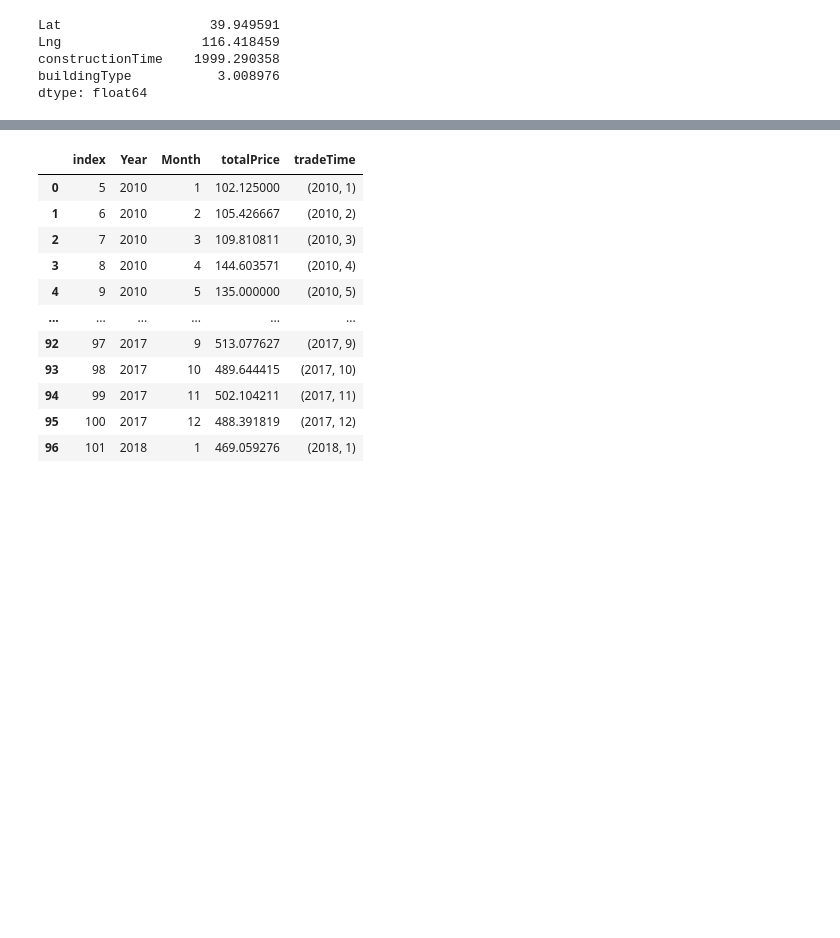
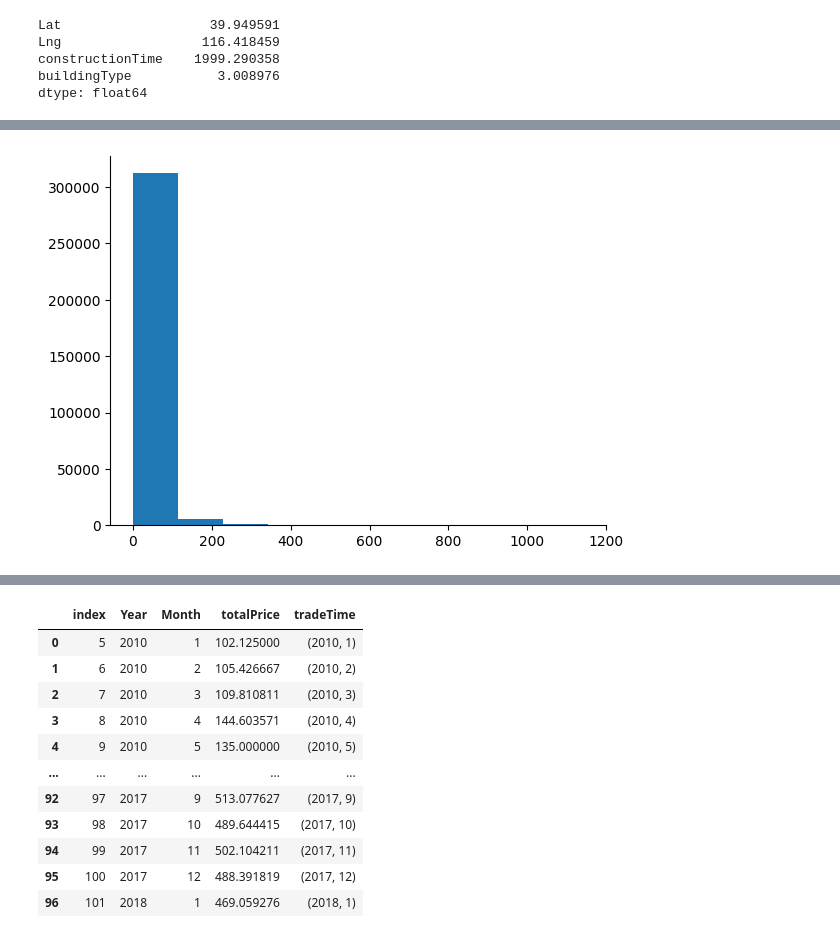
Before and after one commit to fabriziobasso/Time_Series_Files, a Jupyter notebook: Beijing_Housing.ipynb, the cells around one changed output, grey strips where cells are left out. Cells and saved outputs as stored; diff of their text form; code cells hidden in the pictures; blank space fills up the shorter version.

```diff
--- a/Beijing_Housing.ipynb
+++ b/Beijing_Housing.ipynb
@@ -641,0 +649,3 @@ df['DOM'].fillna(df.groupby(['district', 'Year', 'follow_type'])['DOM'].transfor
+# %%
+df['DOM'].fillna("median", inplace=True)
+df['DOM'].isna().sum()
@@ -868,0 +898,4 @@ df["constructionTime"] = df_nan["constructionTime"]
+# %%
+plt.hist(df.followers, bins=10);
+# %% [output]
+[figure, added]
```
Also changed, not shown: parts of 21 cells of this notebook.
